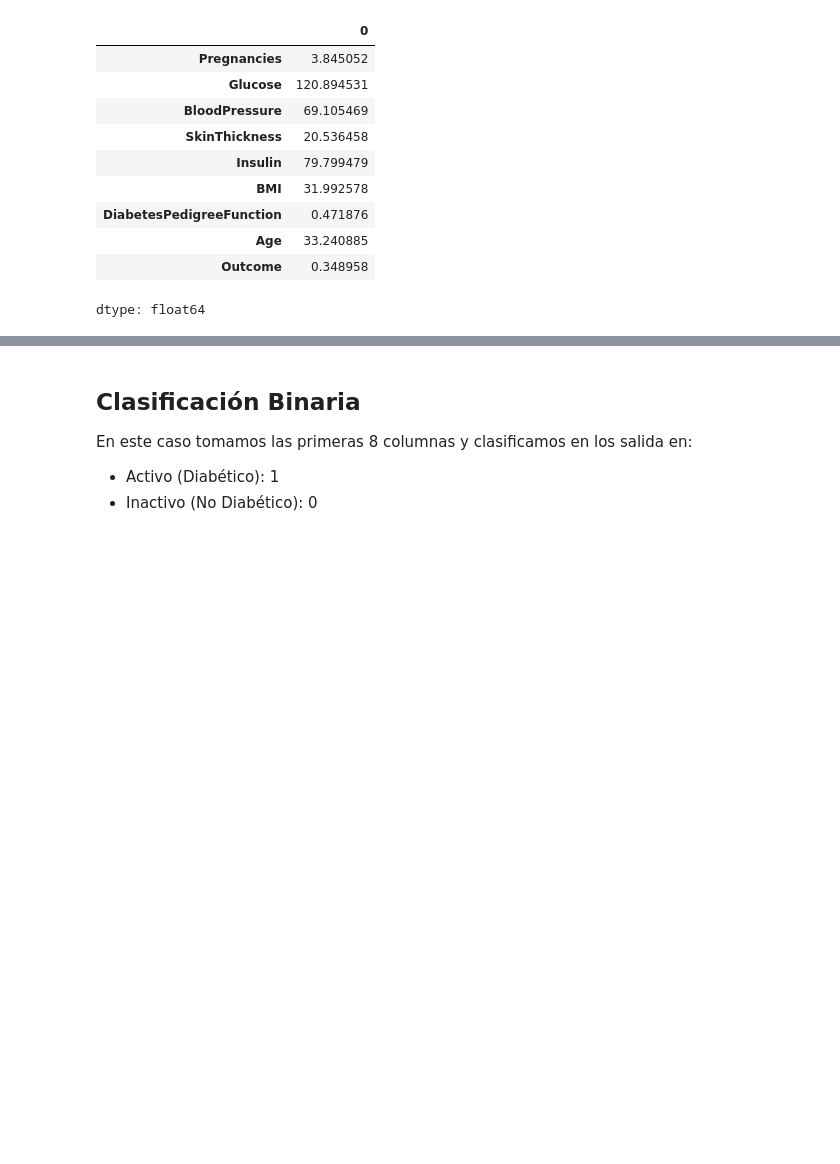
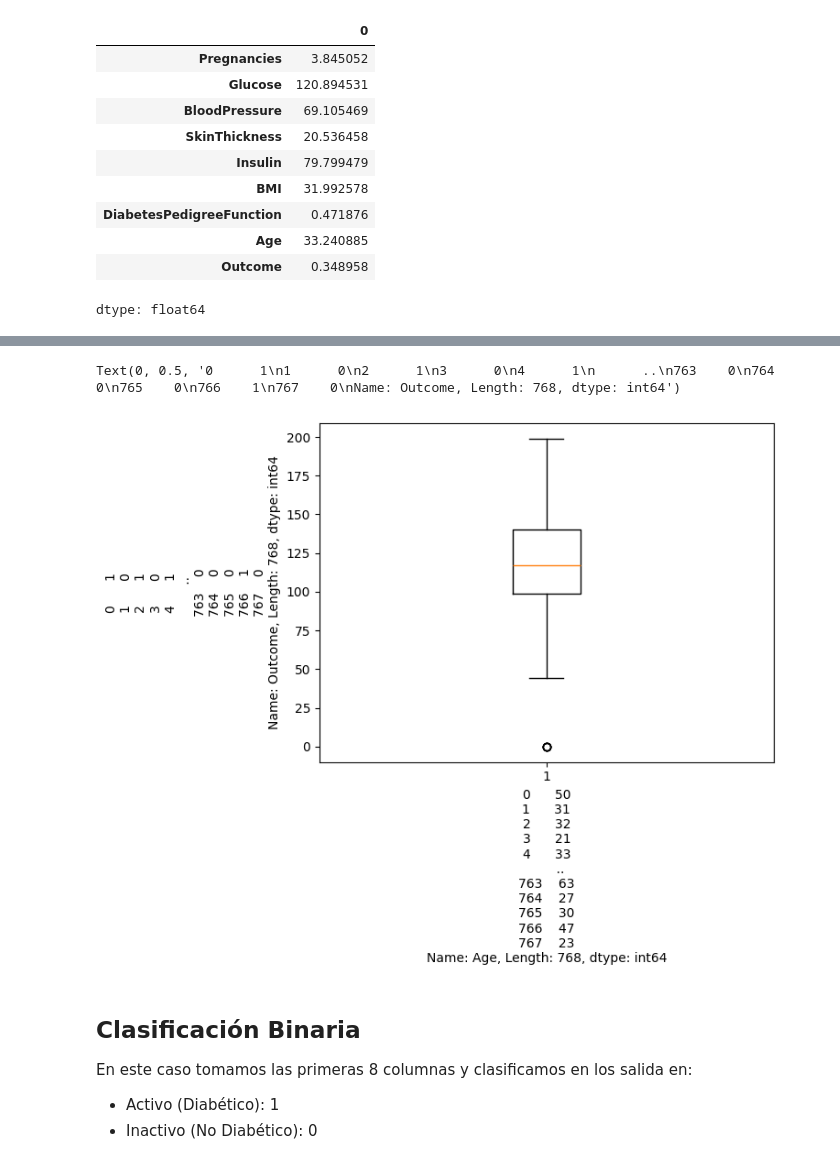
Before and after one commit to mlopezza/AI_in_healthcare, a Jupyter notebook: dr_alvaro/SeminarioIASalud_ML_AprendizajeSupervisado_Clasificacion.ipynb, the cells around one changed output, grey strips where cells are left out. Cells and saved outputs as stored; diff of their text form; code cells hidden in the pictures; blank space fills up the shorter version.

```diff
--- a/dr_alvaro/SeminarioIASalud_ML_AprendizajeSupervisado_Clasificacion.ipynb
+++ b/dr_alvaro/SeminarioIASalud_ML_AprendizajeSupervisado_Clasificacion.ipynb
@@ -105,3 +113,10 @@ dtype: float64
+# %%
+plt.boxplot(dataset['Glucose'])
+plt.xlabel(dataset['Age'])
+plt.ylabel(dataset['Outcome'])
+# %% [output]
+Text(0, 0.5, '0      1\n1      0\n2      1\n3      0\n4      1\n      ..\n763    0\n764    0\n765    0\n766    1\n767    0\nName: Outcome, Length: 768, dtype: int64')
+[figure, added]
 # %% [markdown]
 ## **Clasificación Binaria**
 
```
Also changed, not shown: parts of 27 cells of this notebook.
